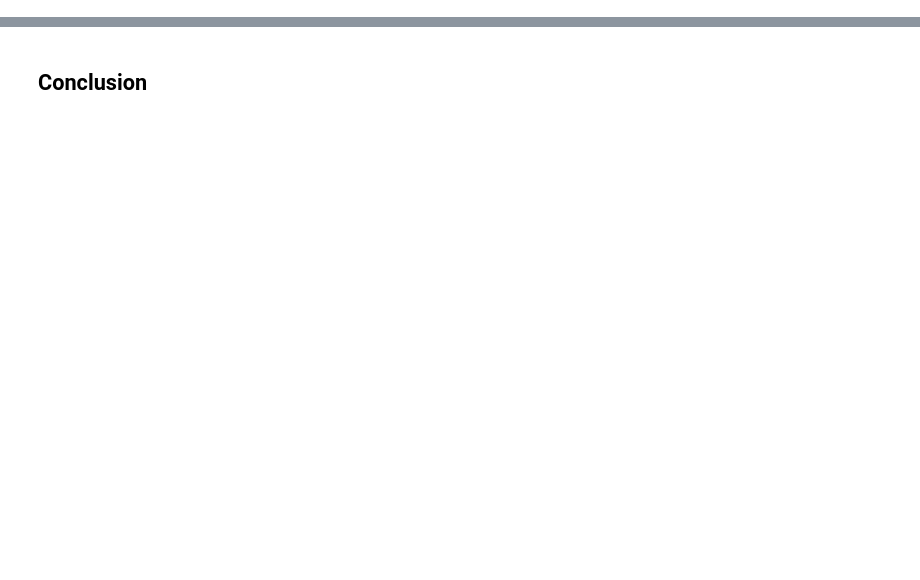
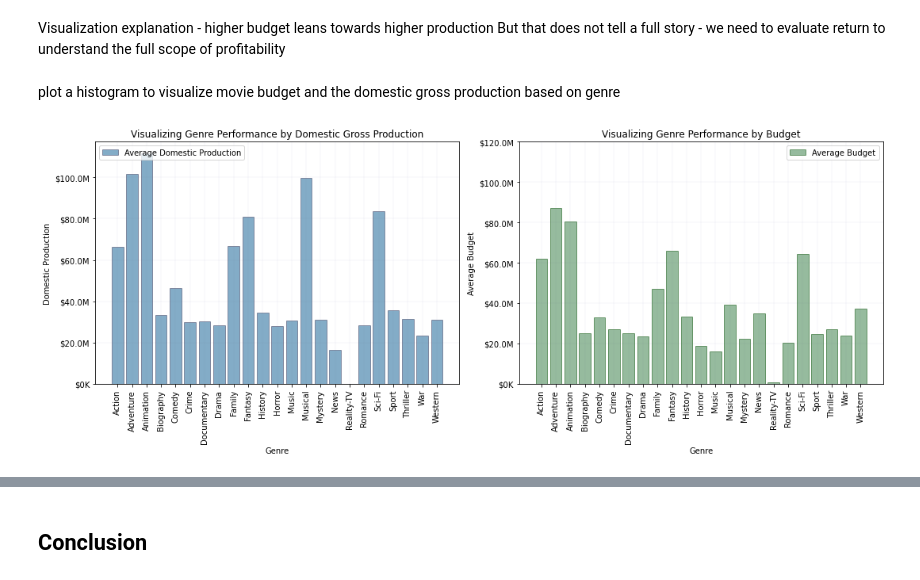
Before and after one commit to LaurenElaine/dsc-phase-1-project-v2-4, a Jupyter notebook: Microsoft Movie Studio Reommendations.ipynb, the cells around one changed output, grey strips where cells are left out. Saved outputs shown, nothing was run; the diff lists cells and outputs as text; code cells hidden in the pictures; blank space fills up the shorter version.

```diff
--- a/Microsoft Movie Studio Reommendations.ipynb
+++ b/Microsoft Movie Studio Reommendations.ipynb
@@ -94,0 +726,5 @@ Then I could take the directors and writers and connect them to profitability an
+# %%
+full_movie_details['worldwide_gross'] = full_movie_details['worldwide_gross'].str.replace(',', '').str.replace('$', '').astype(int)
+# %%
+#full_movie_details['release_date'] = full_movie_details['release_date'].astype(date)
+full_movie_details['release_date'] = pd.to_datetime(full_movie_details['release_date'])
@@ -94,0 +769,6 @@ Then I could take the directors and writers and connect them to profitability an
+# %%
+# find the average prodcution budget of each genres representation
+# in the merged full_movie_details dataset
+prodcution_mean_genres = round(full_movie_details.groupby('genres_split')['production_budget'].
+                               mean(), 0)
+prodcution_mean_genres
@@ -94,0 +793,6 @@ Then I could take the directors and writers and connect them to profitability an
+# %%
+# find the average domestic prodcution of each genres representation
+# in the merged full_movie_details dataset
+domestic_gross_mean_genres = round(full_movie_details.groupby('genres_split')['domestic_gross'].
+                                   mean(), 0)
+domestic_gross_mean_genres
@@ -94,0 +841,56 @@ Then I could take the directors and writers and connect them to profitability an
+# %% [markdown]
+Visualization explanation - higher budget leans towards higher production
+But that does not tell a full story - we need to evaluate return to understand the full scope of
+profitability
+# %% [markdown]
+plot a histogram to visualize movie budget and the domestic gross production based on genre
+# %%
+# this function is used for formatting the y axis without scientific notation
+# cite: https://matplotlib.org/stable/tutorials/introductory/lifecycle.html#sphx-glr-tutorials-introductory-lifecycle-py
+def currency(x, pos):
+    if x >= 1e6:
+        s = '${:1.1f}M'.format(x * 1e-6)
+    else:
+        s = '${:1.0f}K'.format(x * 1e-3)
+    return s
+
+# create the plot with 2 figures side by side
+fig, (ax1, ax2) = plt.subplots(figsize=(15, 6), ncols = 2)
+
+# set the plot, format, and labels for the first bar graph measuring average
+# domestic gross production
+ax1.bar(domestic_gross_mean_genres.index, domestic_gross_mean_genres.values,
+       color = '#085b91',
+       alpha = .5,
+       edgecolor='#3d3d5c',
+       align='center',
+       label = 'Average Domestic Production')
+ax1.set_ylabel('Domestic Production')
+ax1.set_xlabel('Genre')
+ax1.set_title('Visualizing Genre Performance by Domestic Gross Production')
+ax1.tick_params(axis='x', labelrotation=90)
+ax1.grid(color='#666699', alpha = .5, linestyle='-', linewidth=0.1)
+ax1.legend(loc='upper left')
+ax1.yaxis.set_major_formatter(currency)
+plt.ylim(0,120000000)
+
+# set the plot, format, and labels for the second bar graph measuring average budget
+ax2.bar(prodcution_mean_genres.index, prodcution_mean_genres.values,
+       color = '#2F793E',
+       alpha = .5,
+       edgecolor='#004d00',
+       align='center',
+       label = 'Average Budget')
+ax2.set_ylabel('Average Budget')
+ax2.set_xlabel('Genre')
+ax2.set_title('Visualizing Genre Performance by Budget')
+ax2.tick_params(axis='x', labelrotation=90)
+ax2.yaxis.set_major_formatter(currency)
+ax2.grid(color='#666699', alpha = .5, linestyle='-', linewidth=0.1)
+ax2.legend(loc = 'upper right')
+
+# format the layout and display the graphs
+fig.tight_layout()
+plt.show()
+# %% [output]
+[figure, added]
```
Also changed, not shown: parts of 118 cells of this notebook.
